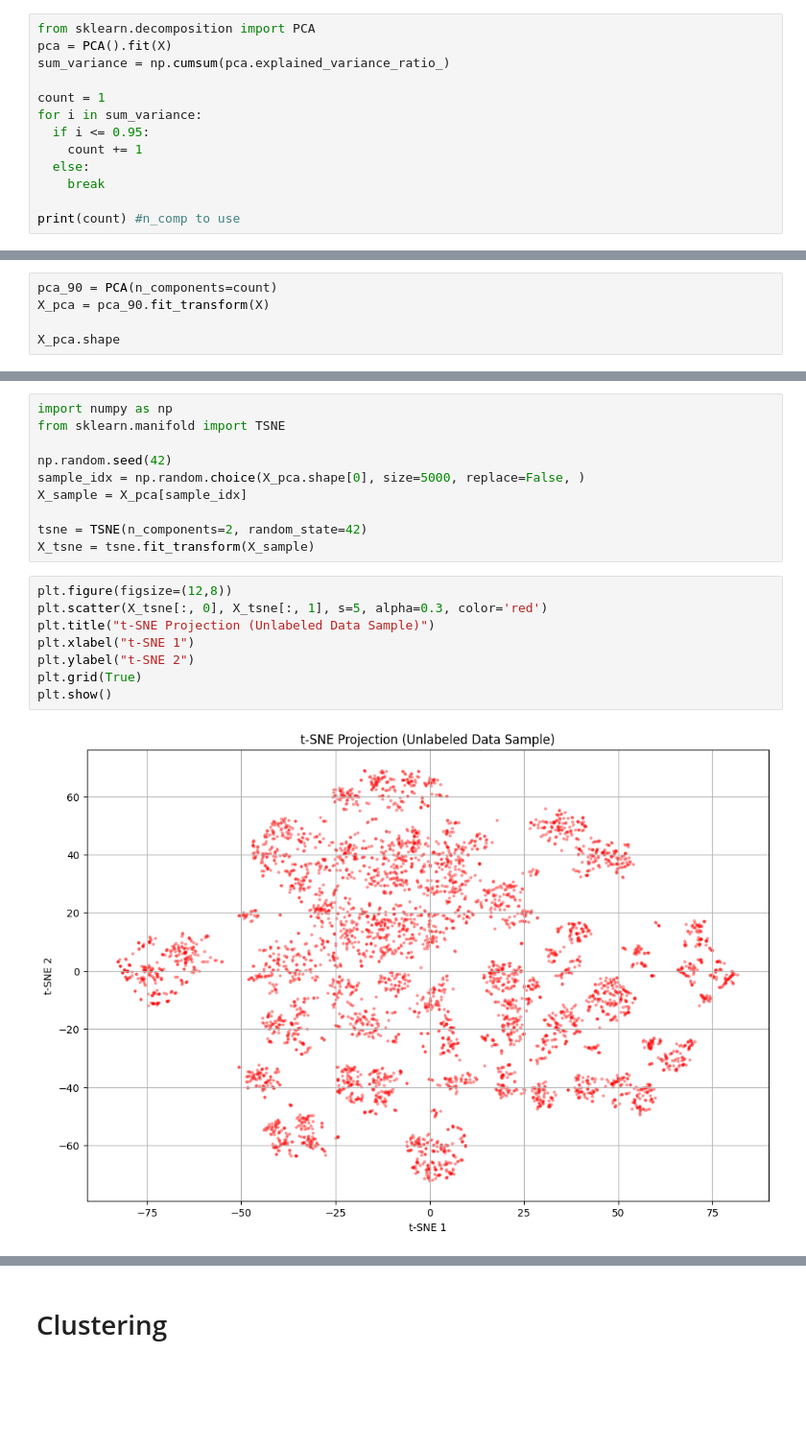
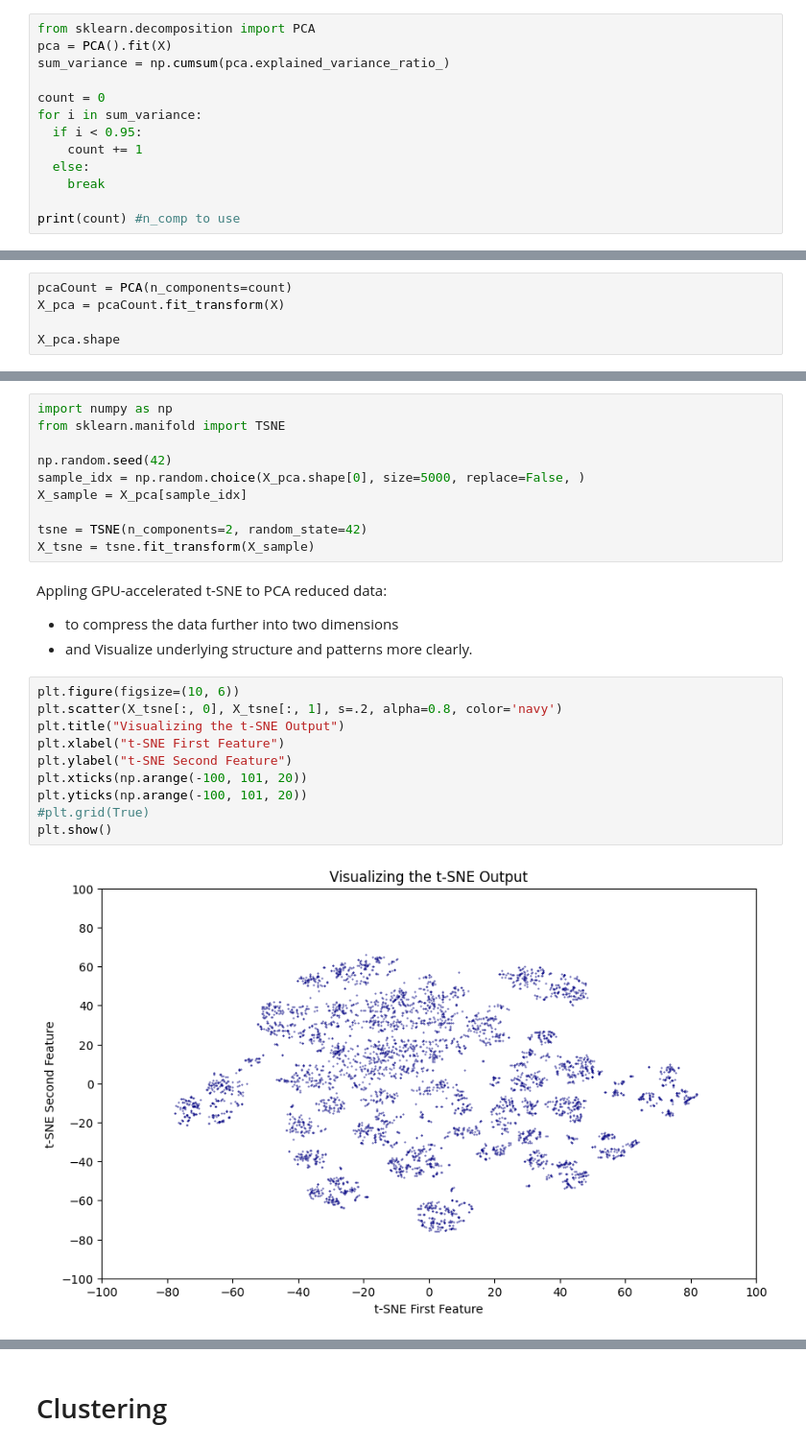
Before and after one commit to Bira0/GroupB, a Jupyter notebook: FinalProject.ipynb, the cells around one changed output, grey strips where cells are left out. Shown at 96% size. Saved outputs shown, nothing was run; the diff lists cells and outputs as text; blank space fills up the shorter version.

```diff
--- a/FinalProject.ipynb
+++ b/FinalProject.ipynb
@@ -209,9 +208,9 @@ from sklearn.decomposition import PCA
 pca = PCA().fit(X)
 sum_variance = np.cumsum(pca.explained_variance_ratio_)
 
-count = 1
+count = 0
 for i in sum_variance:
-  if i <= 0.95:
+  if i < 0.95:
     count += 1
   else:
     break
@@ -253,8 +259,8 @@ plt.show()
 # %% [markdown]
 Applying 'Count' or the sweet spot of number of components using PCA on the dataset
 # %%
-pca_90 = PCA(n_components=count)
-X_pca = pca_90.fit_transform(X)
+pcaCount = PCA(n_components=count)
+X_pca = pcaCount.fit_transform(X)
 
 X_pca.shape
 # %% [output]
@@ -282,13 +291,19 @@ X_sample = X_pca[sample_idx]
 
 tsne = TSNE(n_components=2, random_state=42)
 X_tsne = tsne.fit_transform(X_sample)
+# %% [markdown]
+Appling GPU-accelerated t-SNE to PCA reduced data:
+* to compress the data further into two dimensions
+* and Visualize underlying structure and patterns more clearly.
 # %%
-plt.figure(figsize=(12,8))
-plt.scatter(X_tsne[:, 0], X_tsne[:, 1], s=5, alpha=0.3, color='red')
-plt.title("t-SNE Projection (Unlabeled Data Sample)")
-plt.xlabel("t-SNE 1")
-plt.ylabel("t-SNE 2")
-plt.grid(True)
+plt.figure(figsize=(10, 6))
+plt.scatter(X_tsne[:, 0], X_tsne[:, 1], s=.2, alpha=0.8, color='navy')
+plt.title("Visualizing the t-SNE Output")
+plt.xlabel("t-SNE First Feature")
+plt.ylabel("t-SNE Second Feature")
+plt.xticks(np.arange(-100, 101, 20))
+plt.yticks(np.arange(-100, 101, 20))
+#plt.grid(True)
 plt.show()
 # %% [output]
-[figure, old version]
+[figure, new version]
```
Also changed, not shown: parts of 29 cells of this notebook.
